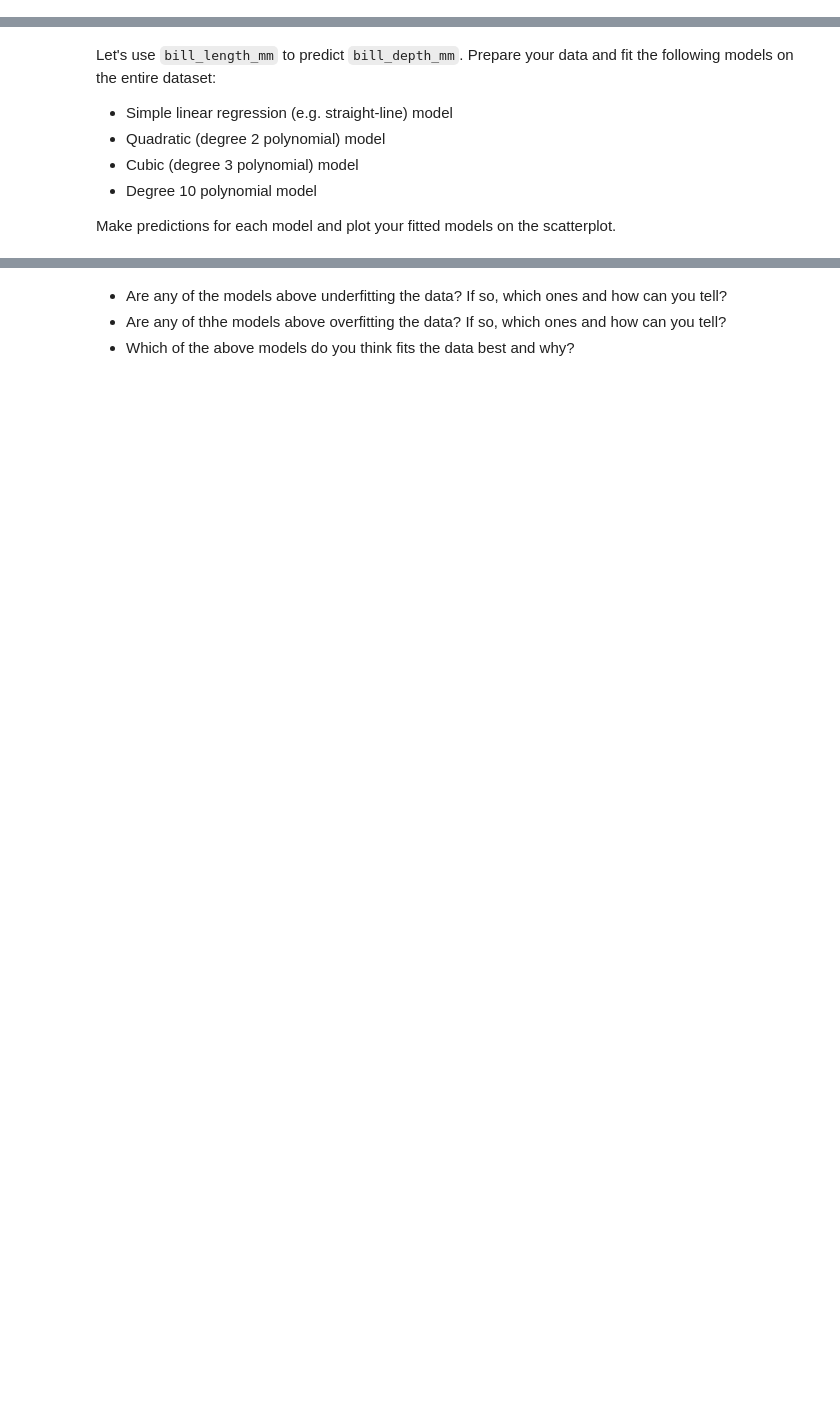
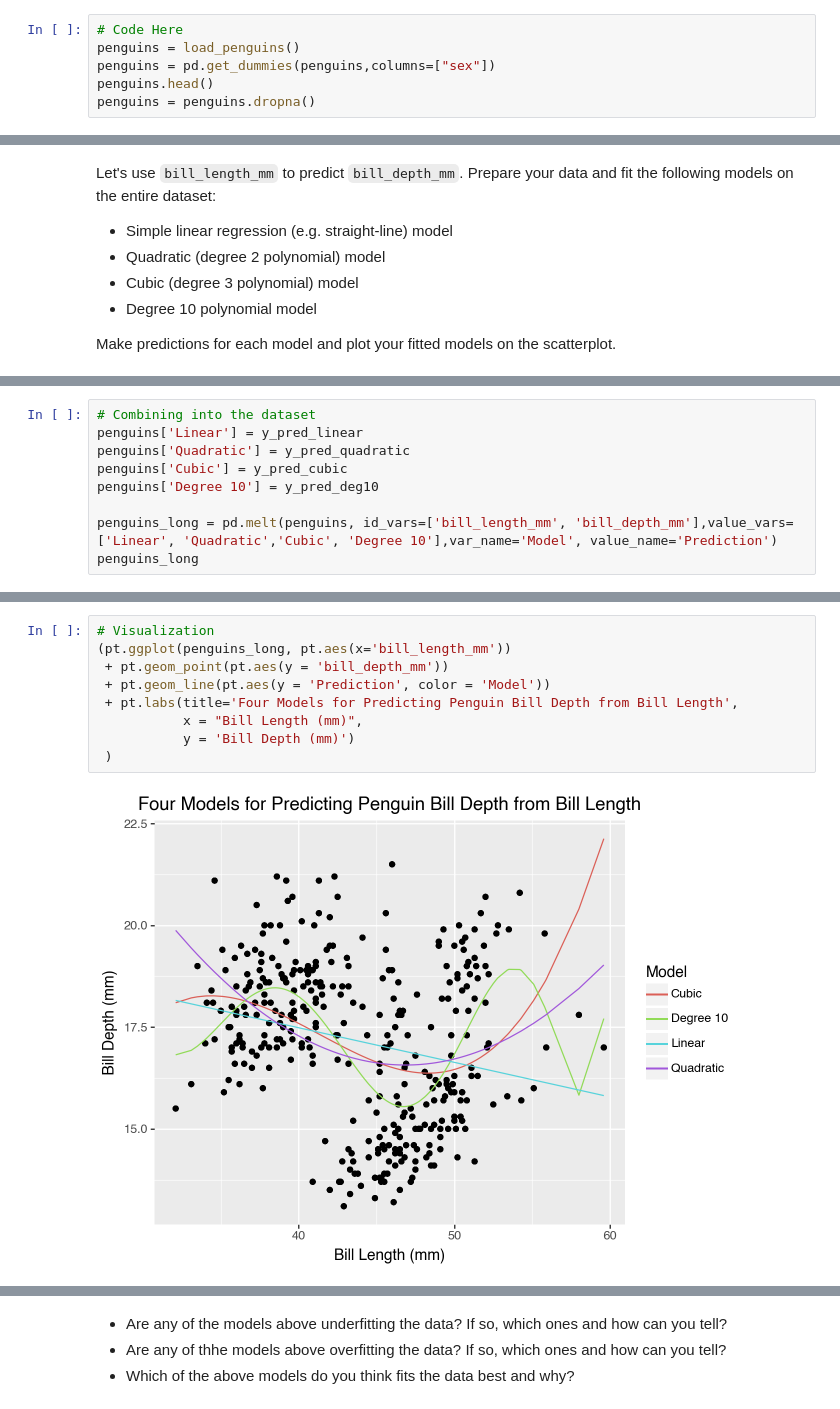
Before and after one commit to wkapner/GSB_544, a Jupyter notebook: Practice_Activities/Practice_Activity_Polynomial_Regression.ipynb, the cells around one changed output, grey strips where cells are left out. Cells and saved outputs as stored; diff of their text form; blank space fills up the shorter version.

```diff
--- a/Practice_Activities/Practice_Activity_Polynomial_Regression.ipynb
+++ b/Practice_Activities/Practice_Activity_Polynomial_Regression.ipynb
@@ -10,0 +31,6 @@ Which variables would we need to **dummify**?
+# %%
+# Code Here
+penguins = load_penguins()
+penguins = pd.get_dummies(penguins,columns=["sex"])
+penguins.head()
+penguins = penguins.dropna()
@@ -21,0 +87,9 @@ Make predictions for each model and plot your fitted models on the scatterplot.
+# %%
+# Combining into the dataset
+penguins['Linear'] = y_pred_linear
+penguins['Quadratic'] = y_pred_quadratic
+penguins['Cubic'] = y_pred_cubic
+penguins['Degree 10'] = y_pred_deg10
+
+penguins_long = pd.melt(penguins, id_vars=['bill_length_mm', 'bill_depth_mm'],value_vars= ['Linear', 'Quadratic','Cubic', 'Degree 10'],var_name='Model', value_name='Prediction')
+penguins_long
@@ -21,0 +110,11 @@ Make predictions for each model and plot your fitted models on the scatterplot.
+# %%
+# Visualization
+(pt.ggplot(penguins_long, pt.aes(x='bill_length_mm'))
+ + pt.geom_point(pt.aes(y = 'bill_depth_mm'))
+ + pt.geom_line(pt.aes(y = 'Prediction', color = 'Model'))
+ + pt.labs(title='Four Models for Predicting Penguin Bill Depth from Bill Length',
+           x = "Bill Length (mm)",
+           y = 'Bill Depth (mm)')
+ )
+# %% [output]
+[figure, added]
```
Also changed, not shown: parts of 10 cells of this notebook, 1 other file.
